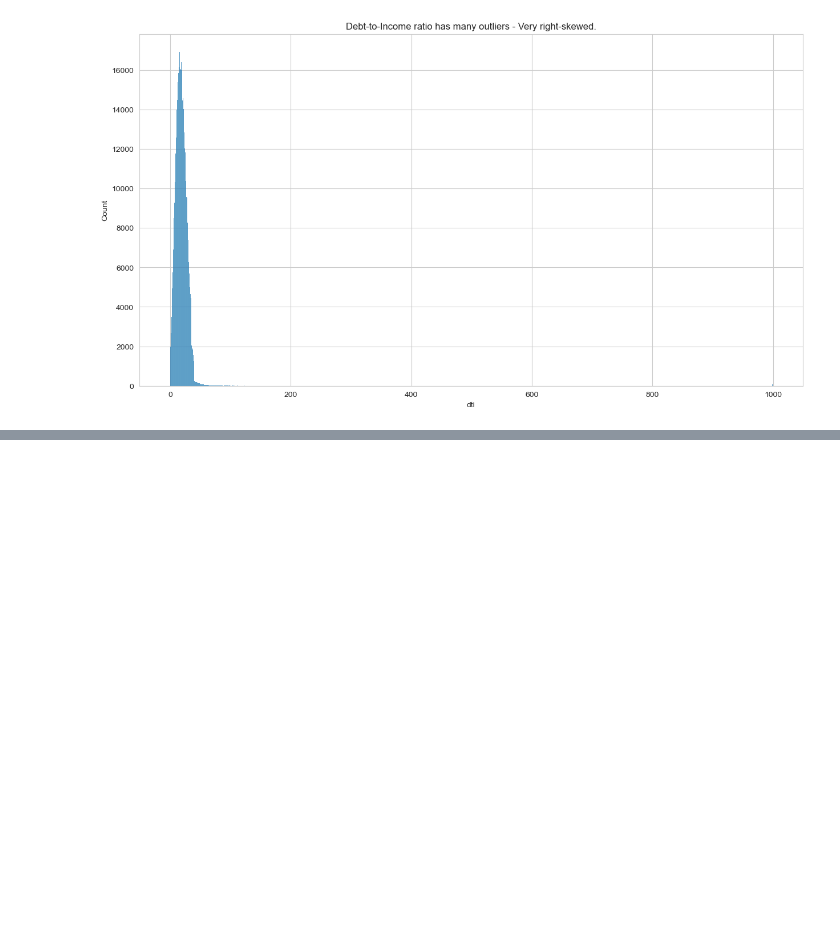
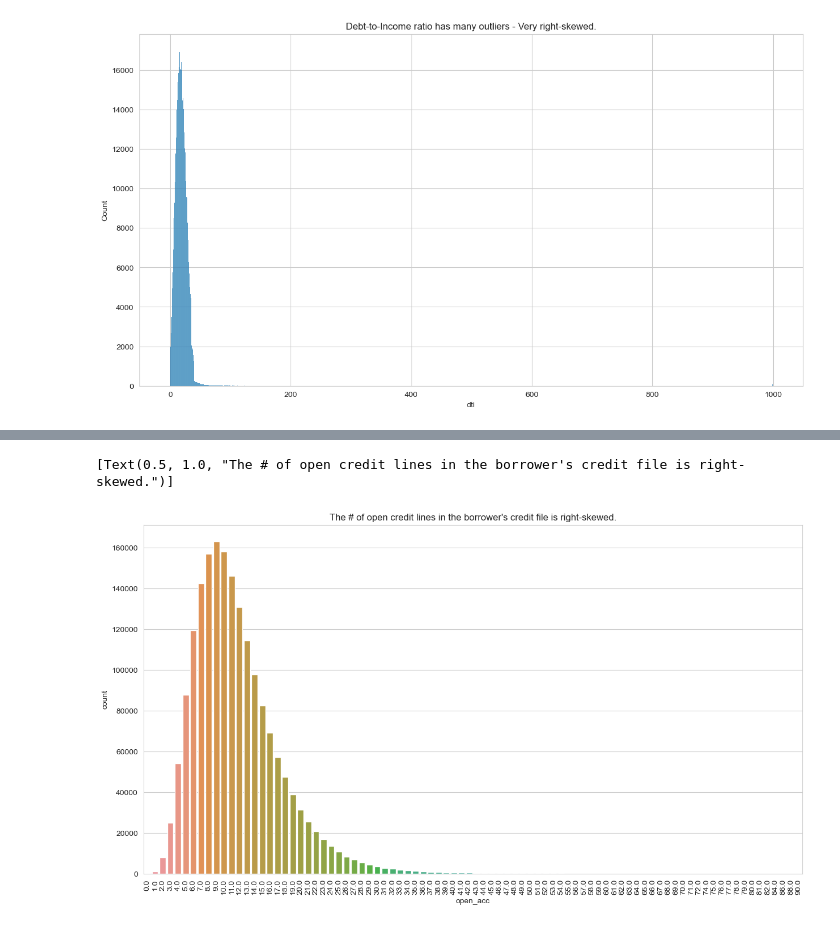
Before and after one commit to shyamghan17/MachineLearning, a Jupyter notebook: BigData/Assignment/LoanPred.ipynb, the cells around one changed output, grey strips where cells are left out. Saved outputs shown, nothing was run; the diff lists cells and outputs as text; code cells hidden in the pictures; blank space fills up the shorter version.

```diff
--- a/BigData/Assignment/LoanPred.ipynb
+++ b/BigData/Assignment/LoanPred.ipynb
@@ -129,0 +139,8 @@ ax.set(title="Debt-to-Income ratio below 40 is somewhat normal")
+# %%
+plt.figure(figsize=(15, 8))
+plt.xticks(rotation=90)
+ax = sns.countplot(x="open_acc", data=LoanStatData, dodge=False)
+ax.set(title="The # of open credit lines in the borrower's credit file is right-skewed.")
+# %% [output]
+[Text(0.5, 1.0, "The # of open credit lines in the borrower's credit file is right-skewed.")]
+[figure, added]
```
Also changed, not shown: parts of 45 cells of this notebook.
